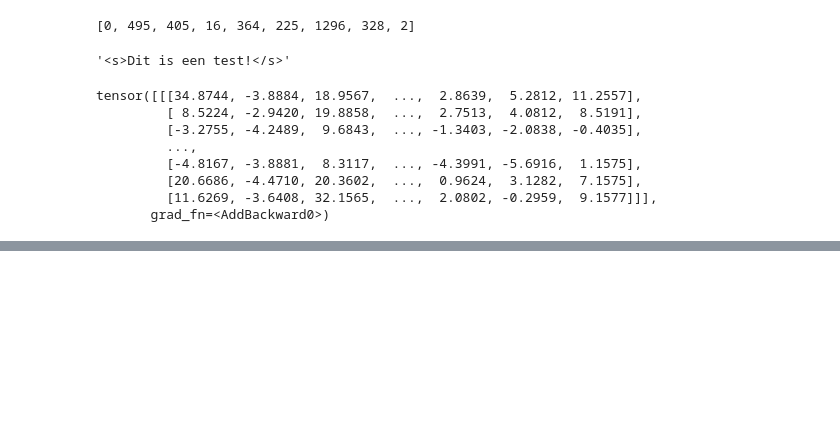
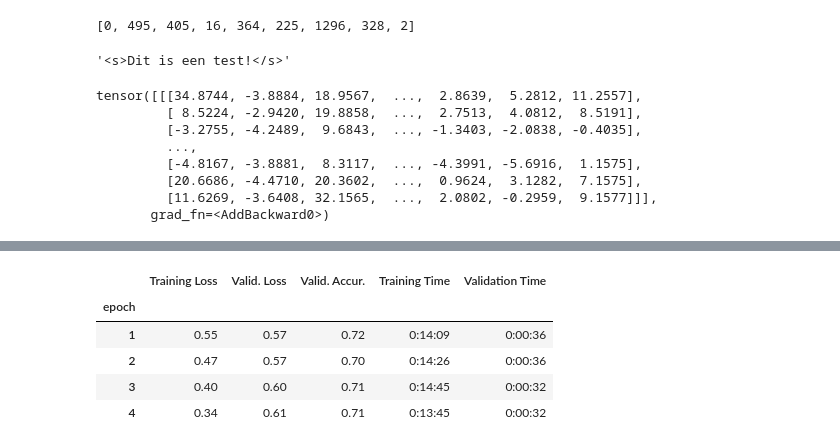
Before and after one commit to FilterBubbleErik/transformers, a Jupyter notebook: test.ipynb, the cells around one changed output, grey strips where cells are left out. Saved outputs shown, nothing was run; the diff lists cells and outputs as text; code cells hidden in the pictures; blank space fills up the shorter version.

```diff
--- a/test.ipynb
+++ b/test.ipynb
@@ -850,0 +843,12 @@ print('{:>5,} validation samples'.format(val_size))
+# %%
+from torch.utils.data import TensorDataset, random_split
+
+train_end = int(0.8 * len(input_ids))
+validation_end = int(0.9 * len(input_ids))
+train_dataset = TensorDataset(input_ids[:train_end], attention_masks[:train_end], labels[:train_end])
+val_dataset = TensorDataset(input_ids[train_end:validation_end], attention_masks[train_end:validation_end], labels[train_end:validation_end])
+test_dataset = TensorDataset(input_ids[validation_end:], attention_masks[validation_end:], labels[validation_end:])
+
+print('{:>5,} training samples'.format(len(train_dataset)))
+print('{:>5,} validation samples'.format(len(val_dataset)))
+print('{:>5,} test samples'.format(len(test_dataset)))
@@ -994,0 +1012,12 @@ Training...
+# %%
+pd.set_option('precision', 2)
+df_stats = pd.DataFrame(data=training_stats)
+df_stats = df_stats.set_index('epoch')
+df_stats
+# %% [output]
+|  | Training Loss | Valid. Loss | Valid. Accur. | Training Time | Validation Time |
+| epoch |  |  |  |  |  |
+| 1 | 0.55 | 0.57 | 0.72 | 0:14:09 | 0:00:36 |
+| 2 | 0.47 | 0.57 | 0.70 | 0:14:26 | 0:00:36 |
+| 3 | 0.40 | 0.60 | 0.71 | 0:14:45 | 0:00:32 |
+| 4 | 0.34 | 0.61 | 0.71 | 0:13:45 | 0:00:32 |
```
Also changed, not shown: parts of 23 cells of this notebook.
